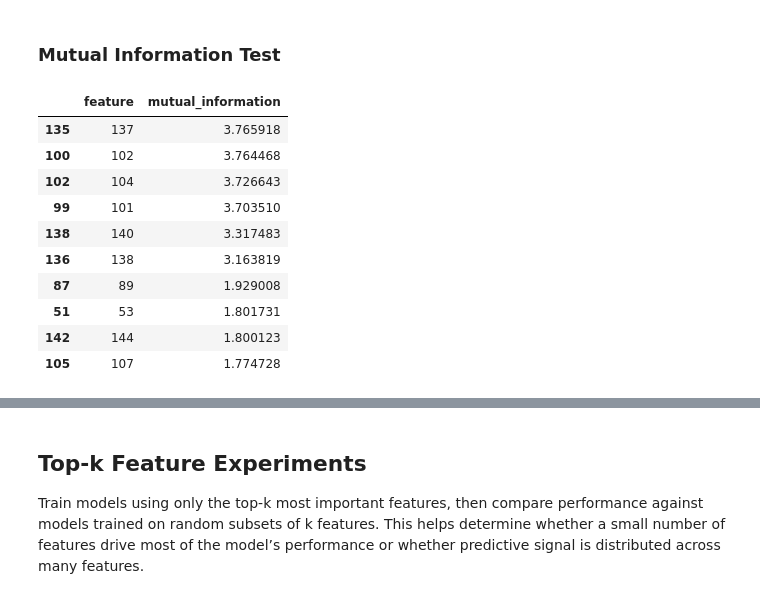
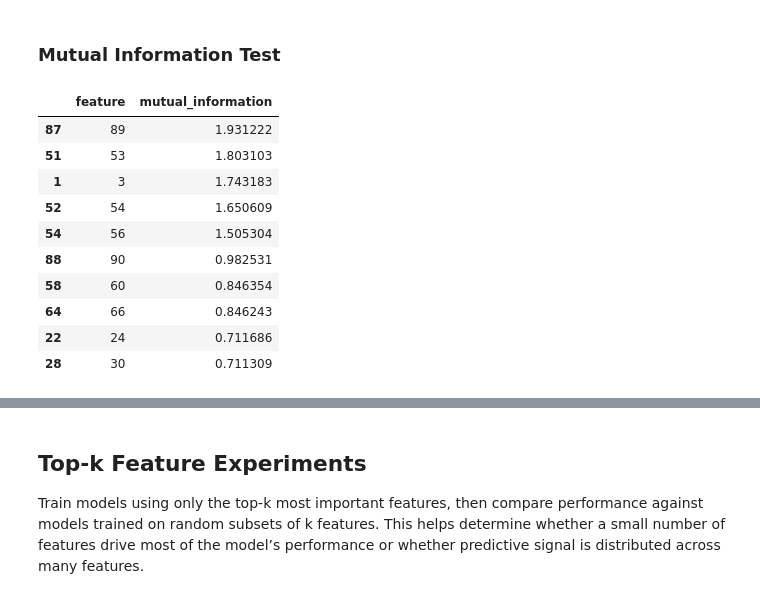
Before and after one commit to DreadJoy/Elliptic_Fraud_Detection_Research, a Jupyter notebook: 01_Elliptic_Leakage_Investigation.ipynb, the cells around one changed output, grey strips where cells are left out. Saved outputs shown, nothing was run; the diff lists cells and outputs as text; code cells hidden in the pictures.

```diff
--- a/01_Elliptic_Leakage_Investigation.ipynb
+++ b/01_Elliptic_Leakage_Investigation.ipynb
@@ -882,32 +1032,29 @@ This is a strong red flag for potential temporal proxy leakage in the dataset.
 # %% [markdown]
 ### Mutual Information Test
 # %%
-feature_cols = [
-    c for c in df_features.columns
-    if c not in ['txId', 'label', 'time_step']
-]
+local_feature_cols = df_features.columns[2:95].tolist()
 
-X = df_features[feature_cols]
+X = df_features[local_feature_cols]
 y = df_features['time_step']
 
 mi_scores = mutual_info_regression(X,y,random_state=42)
 
 mi_df = pd.DataFrame({
-    'feature': feature_cols,
+    'feature': local_feature_cols,
     'mutual_information': mi_scores
 
 }).sort_values('mutual_information',ascending=False)
 
 mi_df.head(10)
 # %% [output]
 |  | feature | mutual_information |
-| 135 | 137 | 3.765918 |
-| 100 | 102 | 3.764468 |
-| 102 | 104 | 3.726643 |
-| 99 | 101 | 3.703510 |
-| 138 | 140 | 3.317483 |
-| 136 | 138 | 3.163819 |
-| 87 | 89 | 1.929008 |
-| 51 | 53 | 1.801731 |
-| 142 | 144 | 1.800123 |
-| 105 | 107 | 1.774728 |
+| 87 | 89 | 1.931222 |
+| 51 | 53 | 1.803103 |
+| 1 | 3 | 1.743183 |
+| 52 | 54 | 1.650609 |
+| 54 | 56 | 1.505304 |
+| 88 | 90 | 0.982531 |
+| 58 | 60 | 0.846354 |
+| 64 | 66 | 0.846243 |
+| 22 | 24 | 0.711686 |
+| 28 | 30 | 0.711309 |
```
Also changed, not shown: parts of 57 cells of this notebook.
